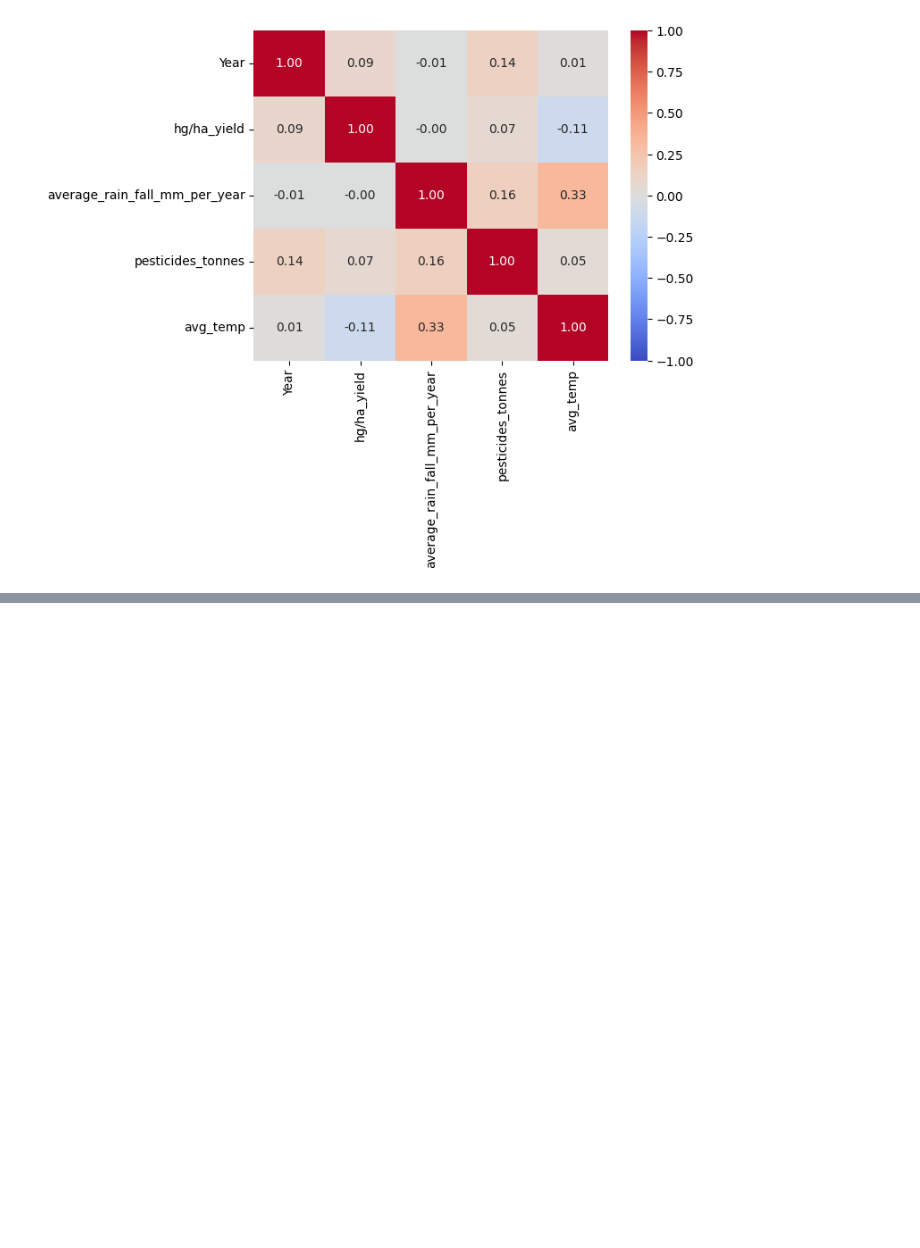
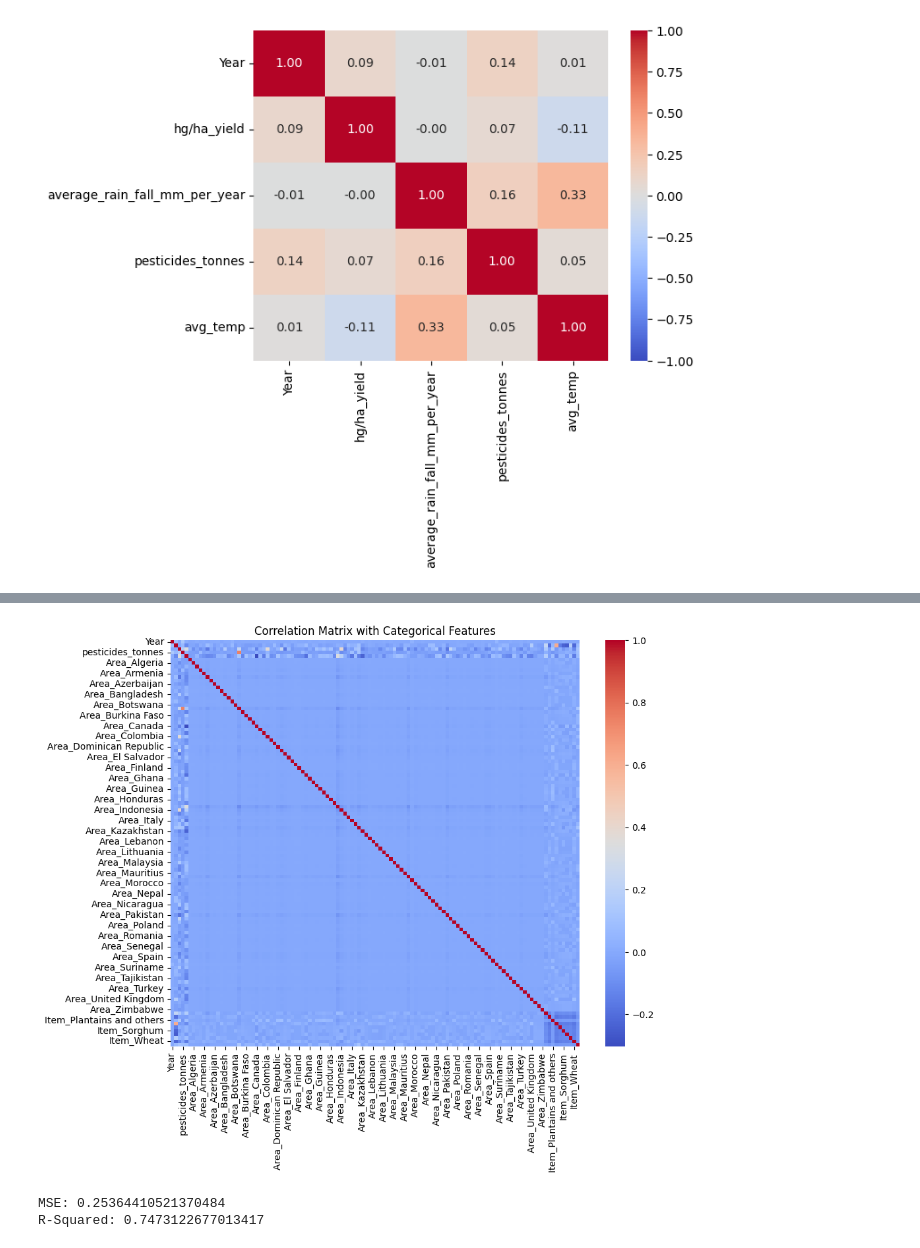
Before and after one commit to kv22aac/final-project-crop-yield-prediction, a Jupyter notebook: test.ipynb, the cells around one changed output, grey strips where cells are left out. Drawn from its saved outputs; the diff is of its cells as text; code cells hidden in the pictures; blank space fills up the shorter version.

```diff
--- a/test.ipynb
+++ b/test.ipynb
@@ -97,0 +166,41 @@ sns.heatmap(corr,annot=True, cmap='coolwarm', fmt=".2f",vmin=-1)
+# %%
+from sklearn.preprocessing import OneHotEncoder
+
+# One-hot encoding for the categorical variables 'Area' and 'Item'
+encoder = OneHotEncoder(sparse_output=False)
+encoded_features = encoder.fit_transform(data[['Area', 'Item']])
+
+# Create a DataFrame for the encoded features and concatenate with the original data
+encoded_df = pd.DataFrame(encoded_features, columns=encoder.get_feature_names_out(['Area', 'Item']))
+# %%
+model_data = pd.concat([data.drop(['Area', 'Item'], axis=1).reset_index(drop=True), encoded_df], axis=1)
+
+# Correlation matrix for the new dataset with encoded categorical features
+corr_matrix_full = model_data.corr()
+plt.figure(figsize=(10, 8))
+sns.heatmap(corr_matrix_full, cmap='coolwarm')
+plt.title("Correlation Matrix with Categorical Features")
+plt.show()
+
+# Prepare data for modeling with categorical features
+features_full = model_data.drop('hg/ha_yield', axis=1)
+target_full = model_data['hg/ha_yield']
+
+# Split the data into training and testing sets
+X_train_full, X_test_full, y_train_full, y_test_full = train_test_split(features_full, target_full, test_size=0.2, random_state=0)
+
+# Fit the model with the new dataset
+model_full = LinearRegression()
+model_full.fit(X_train_full, y_train_full)
+
+# Predictions and model evaluation with the new dataset
+y_pred_full = model_full.predict(X_test_full)
+mse_full = mean_squared_error(y_test_full, y_pred_full)
+r2_full = r2_score(y_test_full, y_pred_full)
+# %% [output]
+[figure, added]
+# %%
+print(f'MSE: {mse_full} \nR-Squared: {r2_full}')
+# %% [output]
+MSE: 0.25364410521370484
+R-Squared: 0.7473122677013417
```
Also changed, not shown: parts of 5 cells of this notebook, 1 other file.
